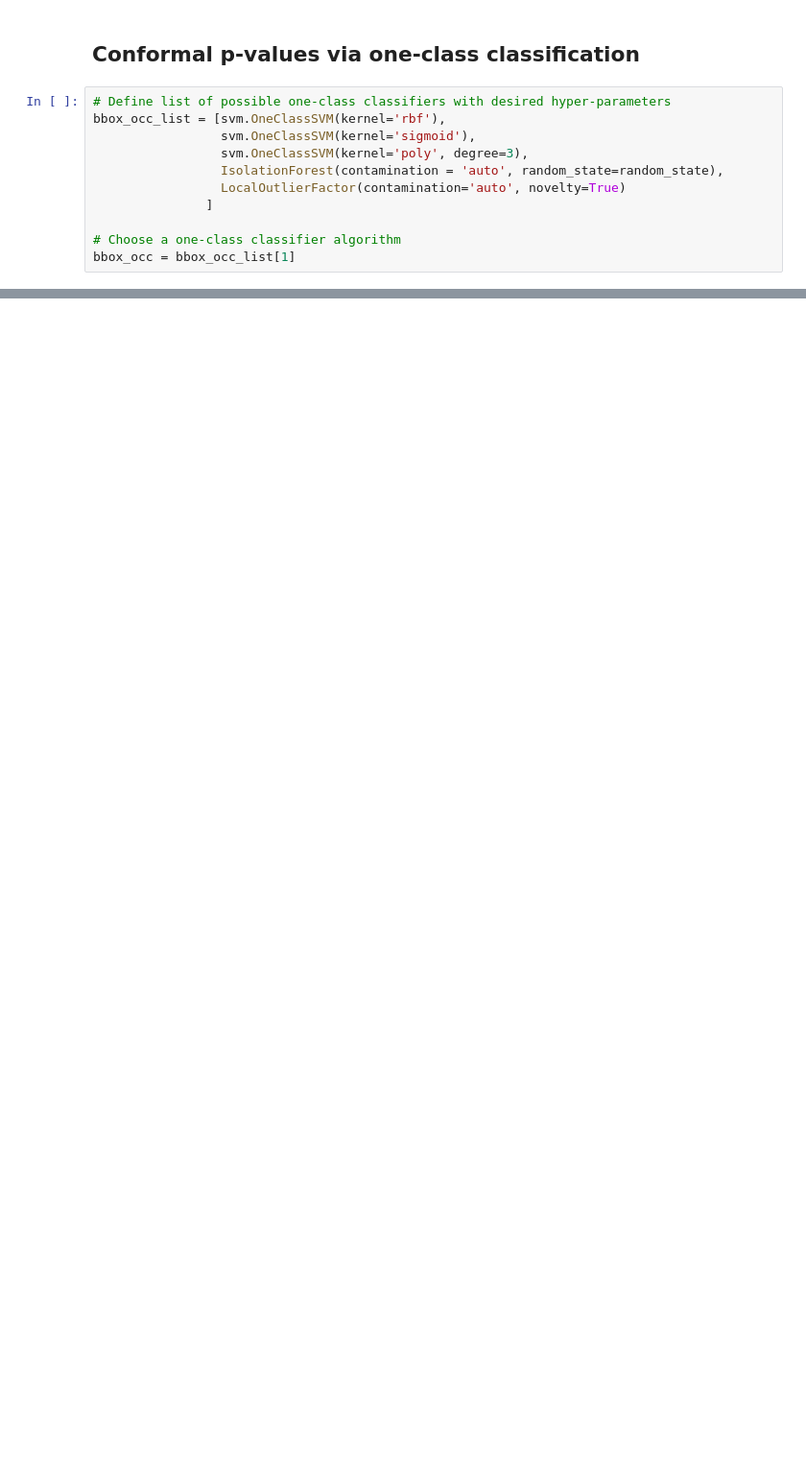
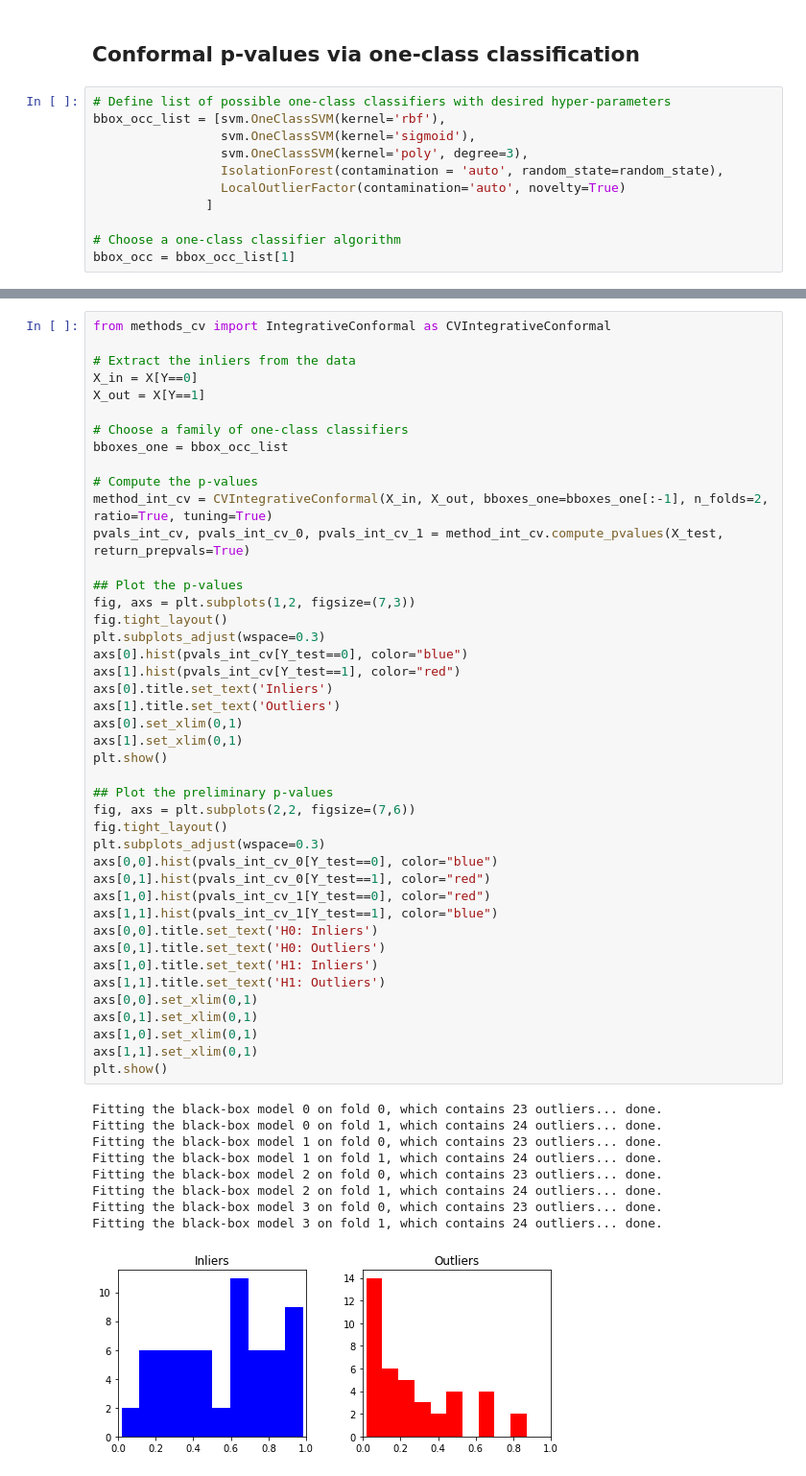
Before and after one commit to ZiyiLiang/weighted_conformal_pvalues, a Jupyter notebook: examples/example-2-cv.ipynb, the cells around one changed output, grey strips where cells are left out. Shown at 96% size. Cells and saved outputs as stored; diff of their text form; blank space fills up the shorter version.

```diff
--- a/examples/example-2-cv.ipynb
+++ b/examples/example-2-cv.ipynb
@@ -306,0 +347,53 @@ plt.show()
+# %%
+from methods_cv import IntegrativeConformal as CVIntegrativeConformal
+
+# Extract the inliers from the data
+X_in = X[Y==0]
+X_out = X[Y==1]
+
+# Choose a family of one-class classifiers
+bboxes_one = bbox_occ_list
+
+# Compute the p-values
+method_int_cv = CVIntegrativeConformal(X_in, X_out, bboxes_one=bboxes_one[:-1], n_folds=2, ratio=True, tuning=True)
+pvals_int_cv, pvals_int_cv_0, pvals_int_cv_1 = method_int_cv.compute_pvalues(X_test, return_prepvals=True)
+
+## Plot the p-values
+fig, axs = plt.subplots(1,2, figsize=(7,3))
+fig.tight_layout()
+plt.subplots_adjust(wspace=0.3)
+axs[0].hist(pvals_int_cv[Y_test==0], color="blue")
+axs[1].hist(pvals_int_cv[Y_test==1], color="red")
+axs[0].title.set_text('Inliers')
+axs[1].title.set_text('Outliers')
+axs[0].set_xlim(0,1)
+axs[1].set_xlim(0,1)
+plt.show()
+
+## Plot the preliminary p-values
+fig, axs = plt.subplots(2,2, figsize=(7,6))
+fig.tight_layout()
+plt.subplots_adjust(wspace=0.3)
+axs[0,0].hist(pvals_int_cv_0[Y_test==0], color="blue")
+axs[0,1].hist(pvals_int_cv_0[Y_test==1], color="red")
+axs[1,0].hist(pvals_int_cv_1[Y_test==0], color="red")
+axs[1,1].hist(pvals_int_cv_1[Y_test==1], color="blue")
+axs[0,0].title.set_text('H0: Inliers')
+axs[0,1].title.set_text('H0: Outliers')
+axs[1,0].title.set_text('H1: Inliers')
+axs[1,1].title.set_text('H1: Outliers')
+axs[0,0].set_xlim(0,1)
+axs[0,1].set_xlim(0,1)
+axs[1,0].set_xlim(0,1)
+axs[1,1].set_xlim(0,1)
+plt.show()
+# %% [output]
+Fitting the black-box model 0 on fold 0, which contains 23 outliers... done.
+Fitting the black-box model 0 on fold 1, which contains 24 outliers... done.
+Fitting the black-box model 1 on fold 0, which contains 23 outliers... done.
+Fitting the black-box model 1 on fold 1, which contains 24 outliers... done.
+Fitting the black-box model 2 on fold 0, which contains 23 outliers... done.
+Fitting the black-box model 2 on fold 1, which contains 24 outliers... done.
+Fitting the black-box model 3 on fold 0, which contains 23 outliers... done.
+Fitting the black-box model 3 on fold 1, which contains 24 outliers... done.
+[figure, added]
```
Also changed, not shown: parts of 13 cells of this notebook, 2 other files.
